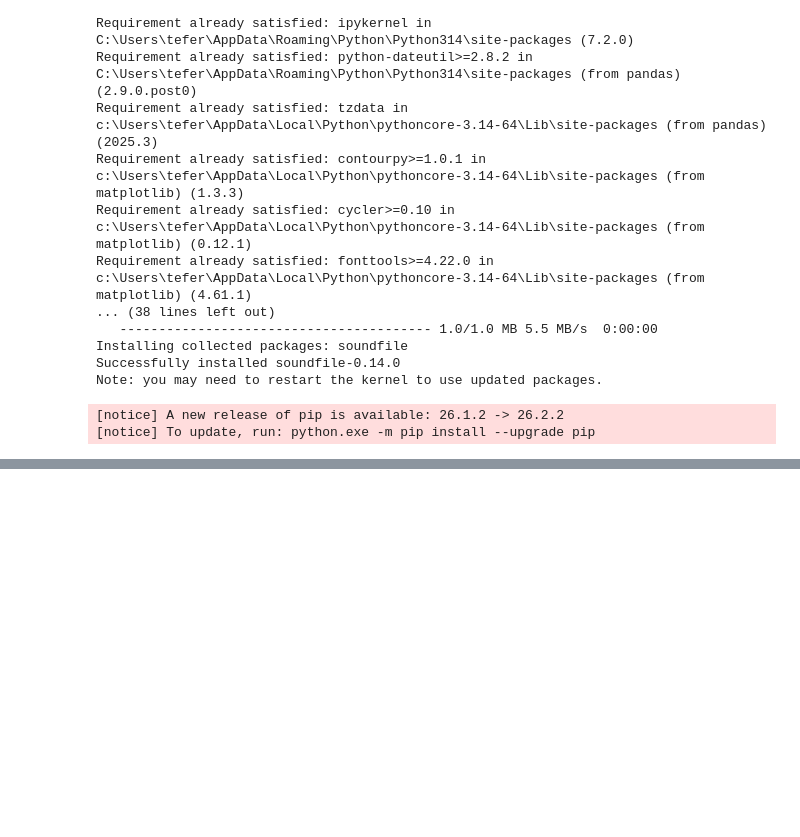
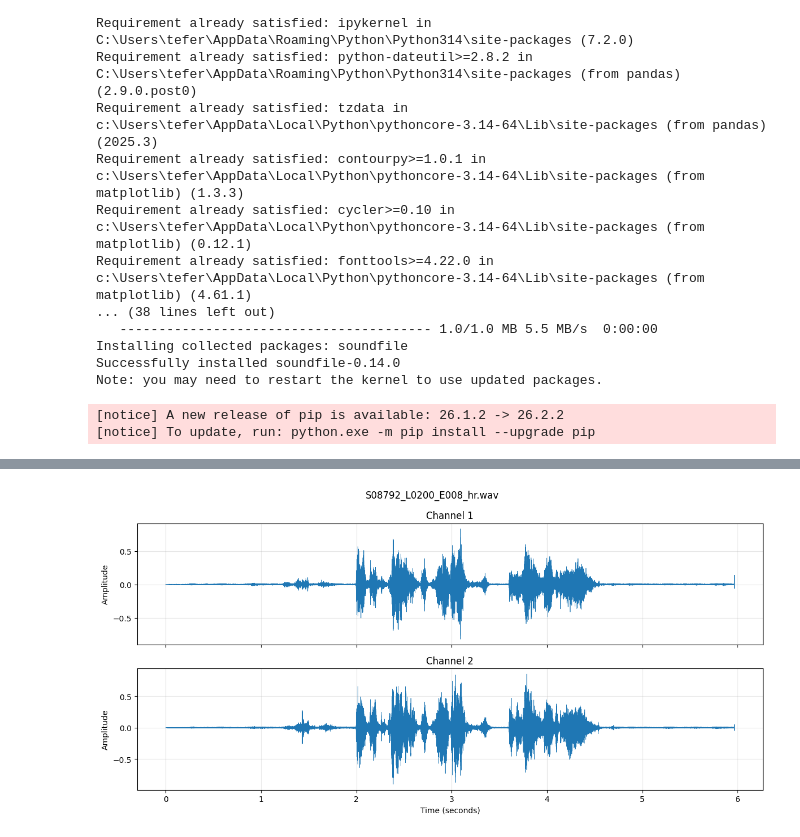
Before and after one commit to roberaBelachew/clarity_cpc2, a Jupyter notebook: clarity_cpc2.ipynb, the cells around one changed output, grey strips where cells are left out. Saved outputs shown, nothing was run; the diff lists cells and outputs as text; code cells hidden in the pictures; blank space fills up the shorter version.

Commit message:
updated the notebook to match previous collab code

```diff
--- a/clarity_cpc2.ipynb
+++ b/clarity_cpc2.ipynb
@@ -107,0 +400,21 @@ Audio folder exists: True
+# %%
+audio_path = get_audio_path(example["signal"])
+
+assert audio_path.is_file(), f"Audio file missing: {audio_path}"
+
+# Always use shape (samples, channels), even for mono audio.
+audio, sample_rate = sf.read(audio_path, always_2d=True)
+duration = len(audio) / sample_rate
+
+print("Audio file:", audio_path.name)
+print("Sample rate:", sample_rate, "Hz")
+print("Channels:", audio.shape[1])
+print(f"Duration: {duration:.2f} seconds")
+
+print("\nOriginal sentence:", example["prompt"])
+print("Listener's response:", example["response"])
+print(f"Actual understanding: {example['correctness']:.1f}%")
+
+# Notebook playback expects shape (channels, samples).
+# Playback is for exploration, not calibrated hearing assessment.
+display(Audio(audio.T, rate=sample_rate))
@@ -107,0 +431,26 @@ Audio folder exists: True
+# %%
+time_seconds = np.arange(len(audio)) / sample_rate
+number_of_channels = audio.shape[1]
+
+fig, axes = plt.subplots(
+    number_of_channels,
+    1,
+    figsize=(12, 3 * number_of_channels),
+    sharex=True,
+    squeeze=False,
+)
+
+for channel in range(number_of_channels):
+    ax = axes[channel, 0]
+
+    ax.plot(time_seconds, audio[:, channel], linewidth=0.5)
+    ax.set_title(f"Channel {channel + 1}")
+    ax.set_ylabel("Amplitude")
+    ax.grid(alpha=0.3)
+
+axes[-1, 0].set_xlabel("Time (seconds)")
+fig.suptitle(audio_path.name)
+plt.tight_layout()
+plt.show()
+# %% [output]
+[figure, added]
```
Also changed, not shown: parts of 11 cells of this notebook.
